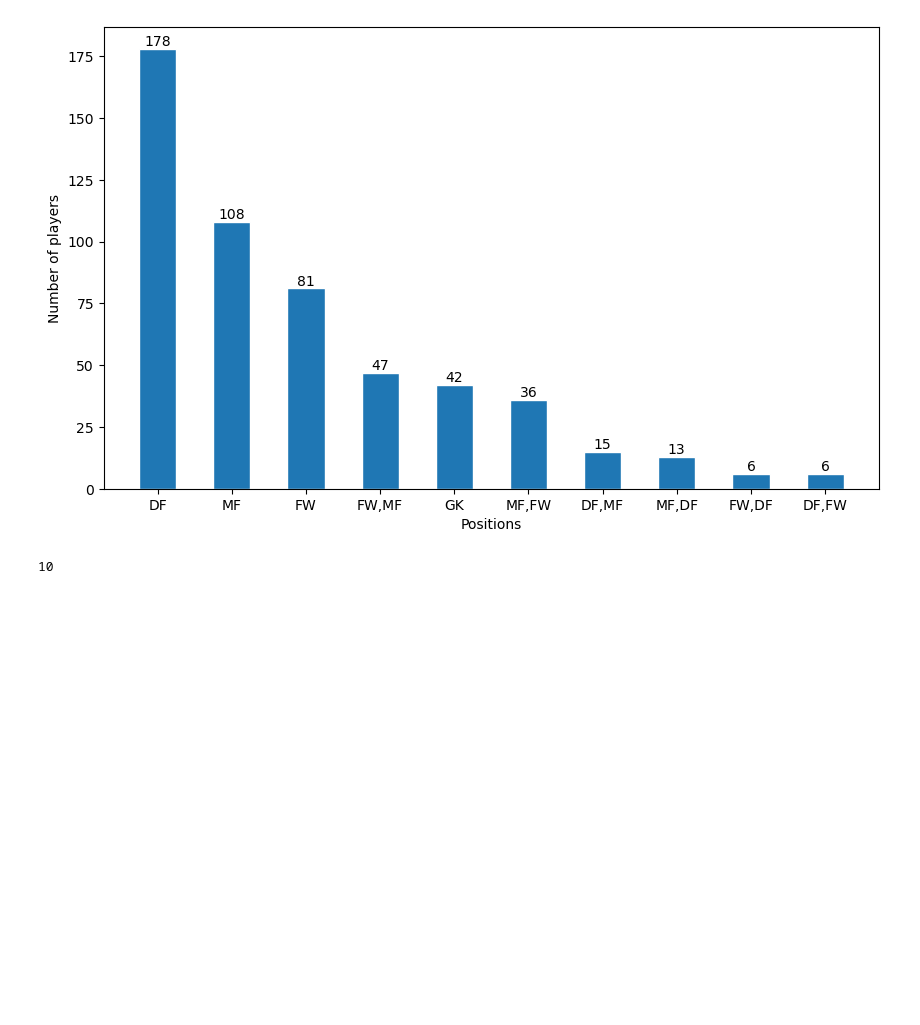
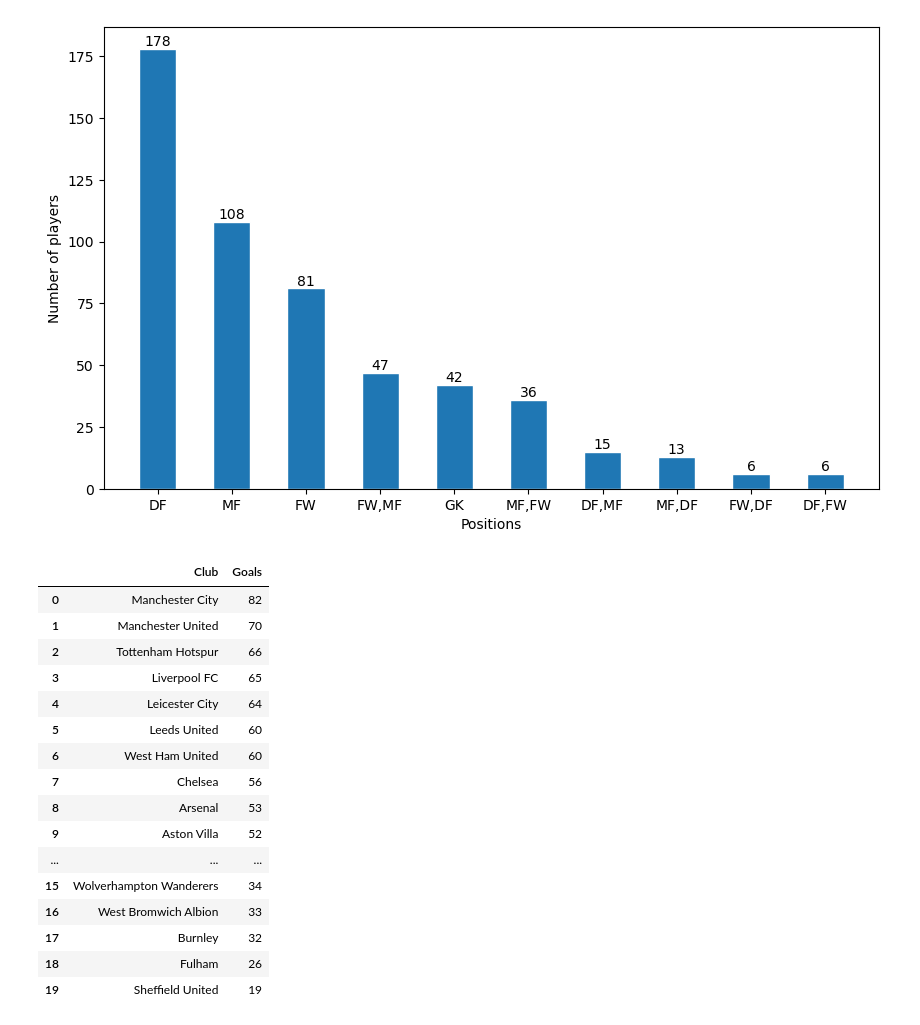
Before and after one commit to zafchiel/datas-notebooks, a Jupyter notebook: premier-league/analysis.ipynb, the cells around one changed output. Saved outputs shown, nothing was run; the diff lists cells and outputs as text; code cells hidden in the pictures; blank space fills up the shorter version.

```diff
--- a/premier-league/analysis.ipynb
+++ b/premier-league/analysis.ipynb
@@ -173,5 +173,23 @@ plt.show()
 # %% [output]
 [figure]
 # %%
+goals = df.groupby('Club')['Goals'].sum().sort_values(ascending=False).reset_index()
+goals
 # %% [output]
-10
+|  | Club | Goals |
+| 0 | Manchester City | 82 |
+| 1 | Manchester United | 70 |
+| 2 | Tottenham Hotspur | 66 |
+| 3 | Liverpool FC | 65 |
+| 4 | Leicester City | 64 |
+| 5 | Leeds United | 60 |
+| 6 | West Ham United | 60 |
+| 7 | Chelsea | 56 |
+| 8 | Arsenal | 53 |
+| 9 | Aston Villa | 52 |
+| ... | ... | ... |
+| 15 | Wolverhampton Wanderers | 34 |
+| 16 | West Bromwich Albion | 33 |
+| 17 | Burnley | 32 |
+| 18 | Fulham | 26 |
+| 19 | Sheffield United | 19 |
```
Also changed, not shown: parts of 2 cells of this notebook.
